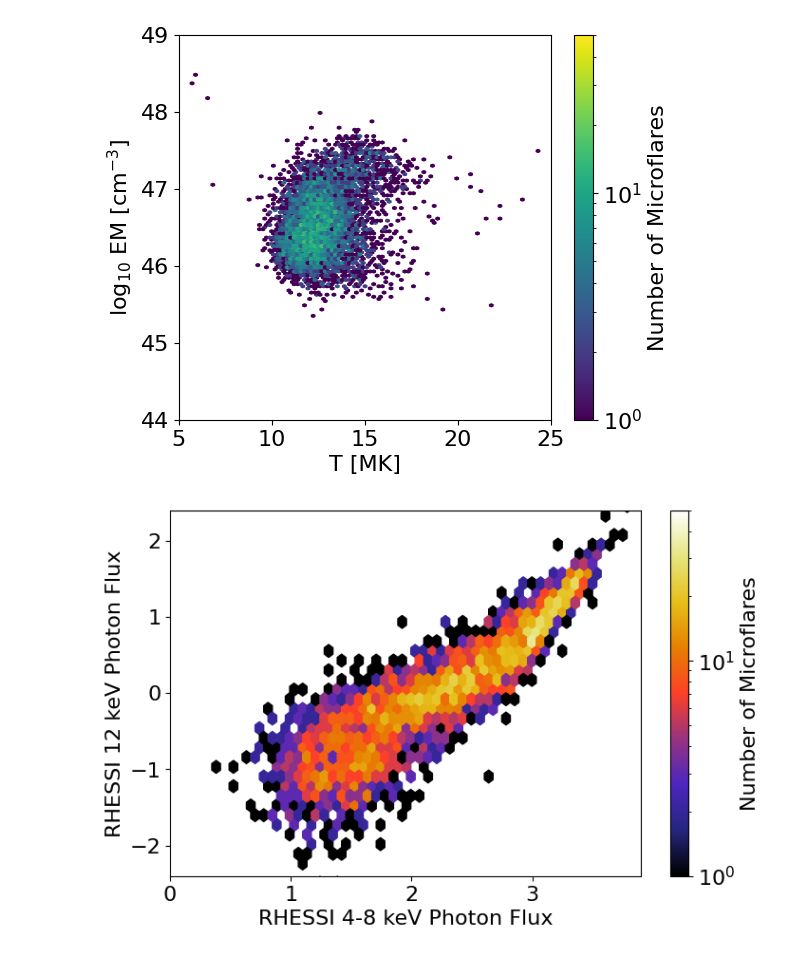
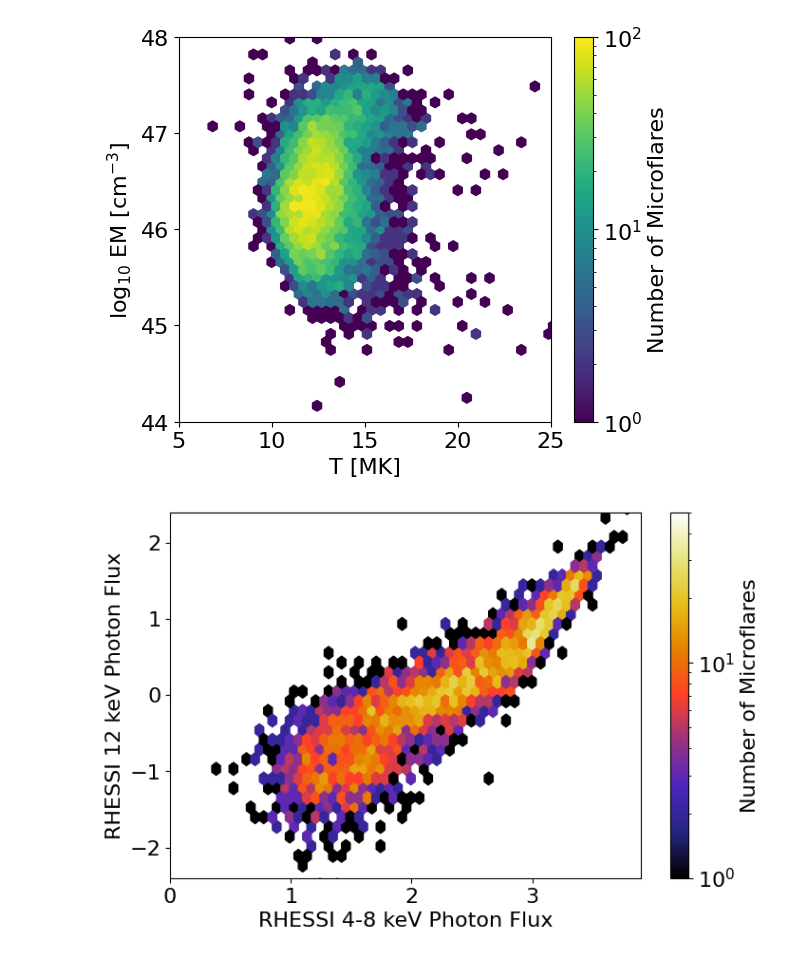
Before and after one commit to ianan/wee_2008, a Jupyter notebook: rhessi_weeflares_results.ipynb, the cells around one changed output. Cells and saved outputs as stored; diff of their text form; code cells hidden in the pictures.

```diff
--- a/rhessi_weeflares_results.ipynb
+++ b/rhessi_weeflares_results.ipynb
@@ -53,17 +53,17 @@ idgsgdth=res["SAVEGEN0"]["IDGSGDTH"]
 idgsgdnn=res["SAVEGEN0"]["IDGSGDNN"]
 # %%
 # Like Fig 13 in Hannah et al. 2008
-
 fig,ax=plt.subplots(figsize=(6,5))
-plt.hexbin(tmk[idgsgdth],np.log10(em[idgsgdth]),gridsize=100,cmap='viridis',\
-          norm=matplotlib.colors.LogNorm(vmin=1, vmax=50))
+plt.hexbin(tmk[idgdth],np.log10(em[idgdth]),gridsize=50,cmap='viridis',\
+          norm=matplotlib.colors.LogNorm(vmin=1, vmax=100))
 ax.set_xlabel('T [MK]')
 ax.set_ylabel('log$_{10}$ EM [cm$^{-3}$]')
 ax.set_xlim([5,25])
-ax.set_ylim([44,49])
+ax.set_ylim([44,48])
 plt.colorbar(label='Number of Microflares')
+plt.locator_params(axis='both', nbins=4)
 plt.show()
 # %% [output]
-[figure, old version]
+[figure, new version]
 # %%
 #  Like Fig 17 in Hannah et al. 2008
```
Also changed, not shown: parts of 3 cells of this notebook.
